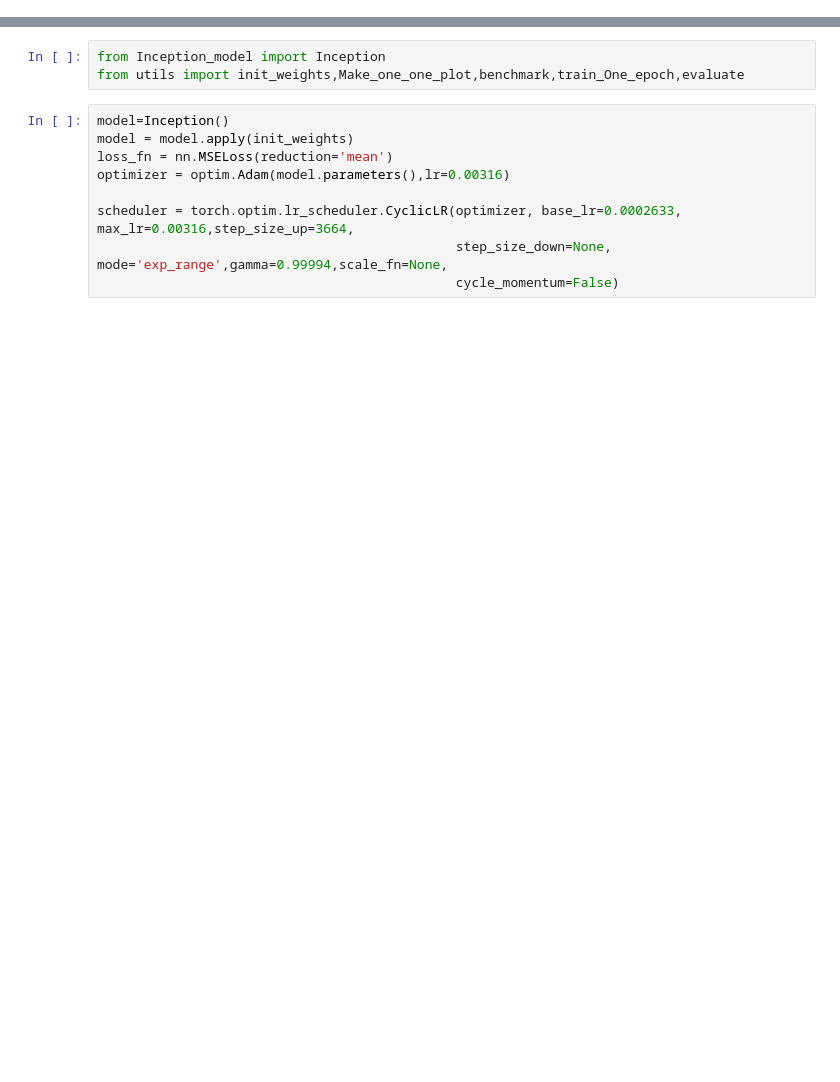
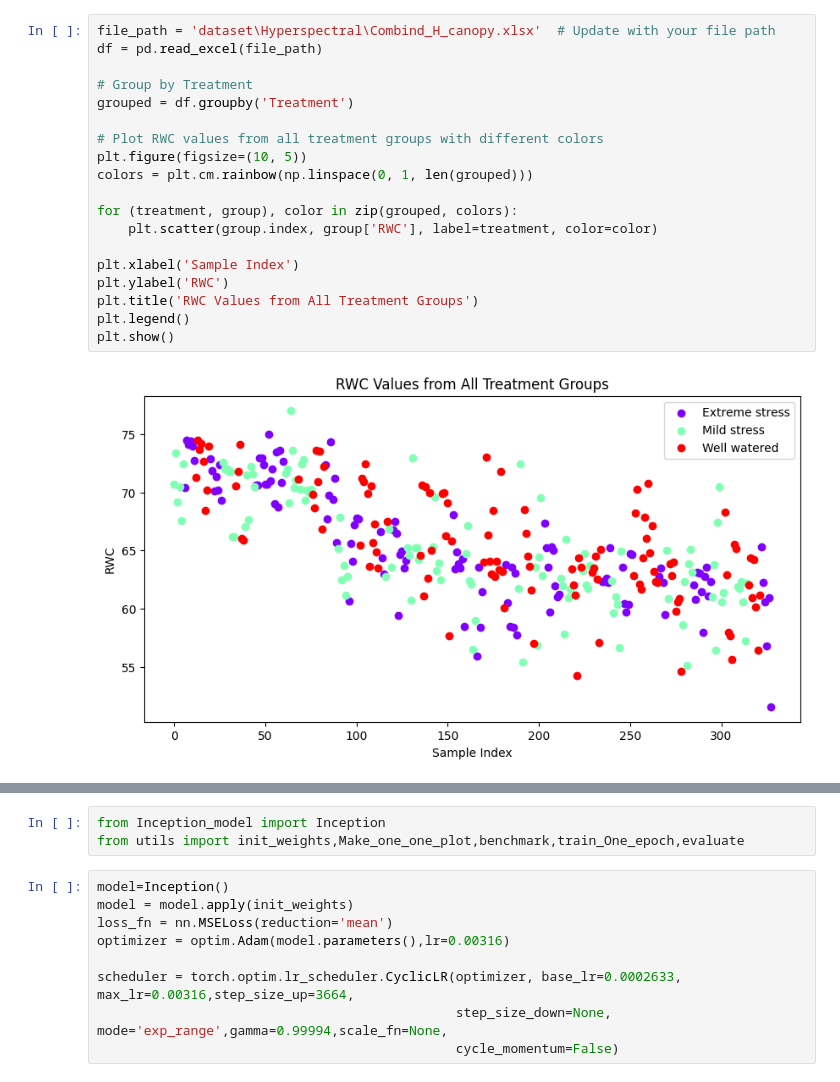
Before and after one commit to hasiburniloy/blueberry, a Jupyter notebook: new.ipynb, the cells around one changed output, grey strips where cells are left out. Drawn from its saved outputs; the diff is of its cells as text; blank space fills up the shorter version.

```diff
--- a/new.ipynb
+++ b/new.ipynb
@@ -39,2 +32,23 @@ False
+# %%
+file_path = 'dataset\Hyperspectral\Combind_H_canopy.xlsx'  # Update with your file path
+df = pd.read_excel(file_path)
+
+# Group by Treatment
+grouped = df.groupby('Treatment')
+
+# Plot RWC values from all treatment groups with different colors
+plt.figure(figsize=(10, 5))
+colors = plt.cm.rainbow(np.linspace(0, 1, len(grouped)))
+
+for (treatment, group), color in zip(grouped, colors):
+    plt.scatter(group.index, group['RWC'], label=treatment, color=color)
+
+plt.xlabel('Sample Index')
+plt.ylabel('RWC')
+plt.title('RWC Values from All Treatment Groups')
+plt.legend()
+plt.show()
+# %% [output]
+[figure, added]
 # %%
 #import data
```
Also changed, not shown: parts of 32 cells of this notebook, 5 other files.
